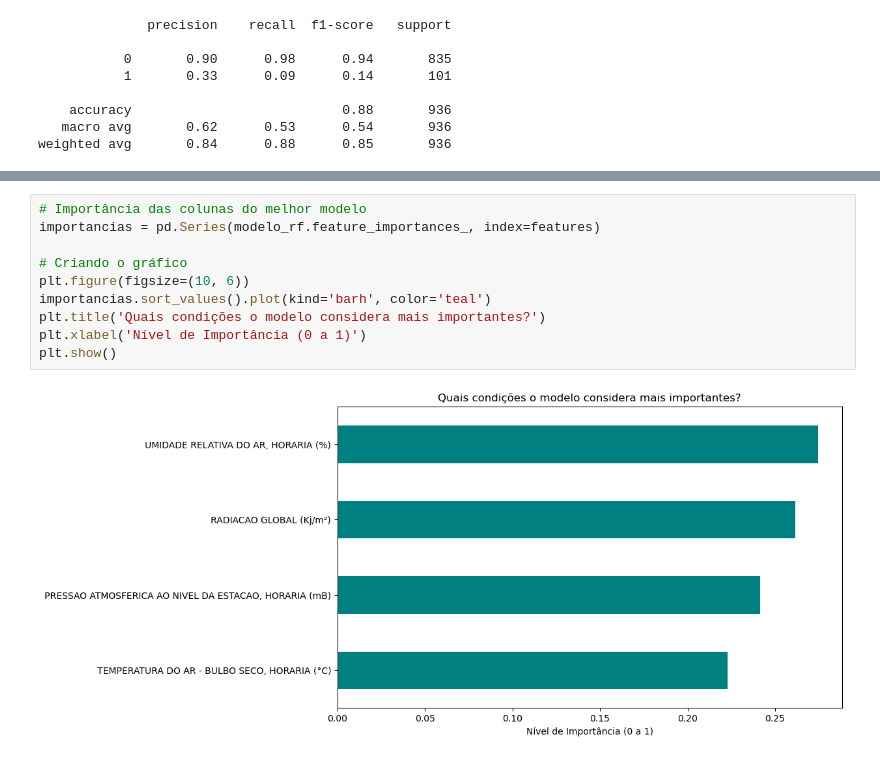
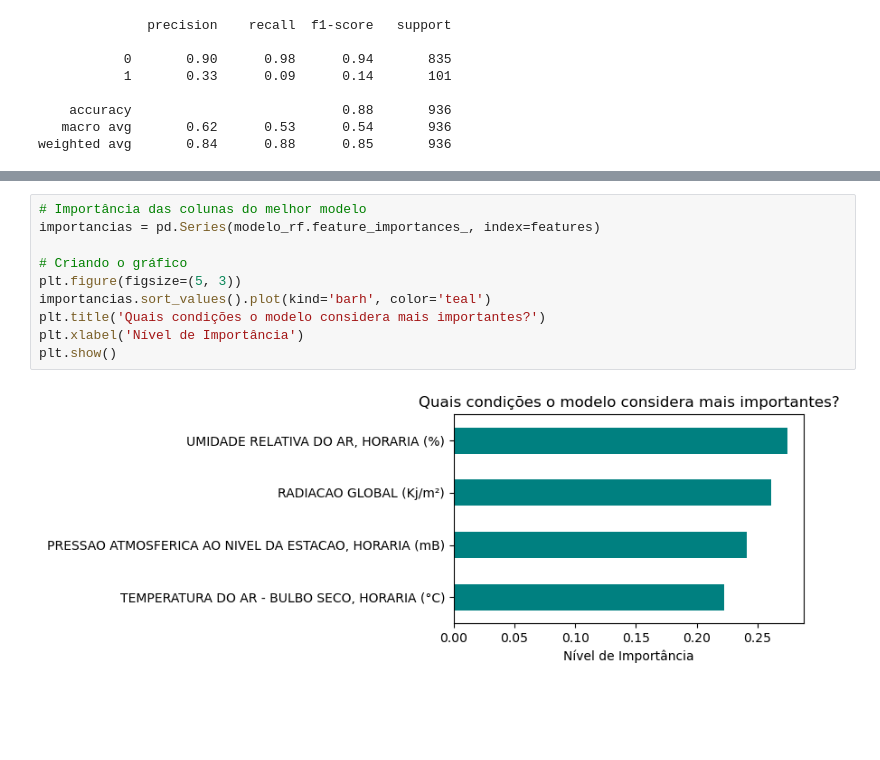
Before and after one commit to desyreegarcia/MachineLearning, a Jupyter notebook: ModeloClassificacao.ipynb, the cells around one changed output, grey strips where cells are left out. Saved outputs shown, nothing was run; the diff lists cells and outputs as text; blank space fills up the shorter version.

```diff
--- a/ModeloClassificacao.ipynb
+++ b/ModeloClassificacao.ipynb
@@ -262,12 +286,12 @@ Resultado: SEM CHUVA.
 # %%
 # Importância das colunas do melhor modelo
 importancias = pd.Series(modelo_rf.feature_importances_, index=features)
 
 # Criando o gráfico
-plt.figure(figsize=(10, 6))
+plt.figure(figsize=(5, 3))
 importancias.sort_values().plot(kind='barh', color='teal')
 plt.title('Quais condições o modelo considera mais importantes?')
-plt.xlabel('Nível de Importância (0 a 1)')
+plt.xlabel('Nível de Importância')
 plt.show()
 # %% [output]
-[figure, old version]
+[figure, new version]
```
Also changed, not shown: parts of 15 cells of this notebook, 1 other file.
